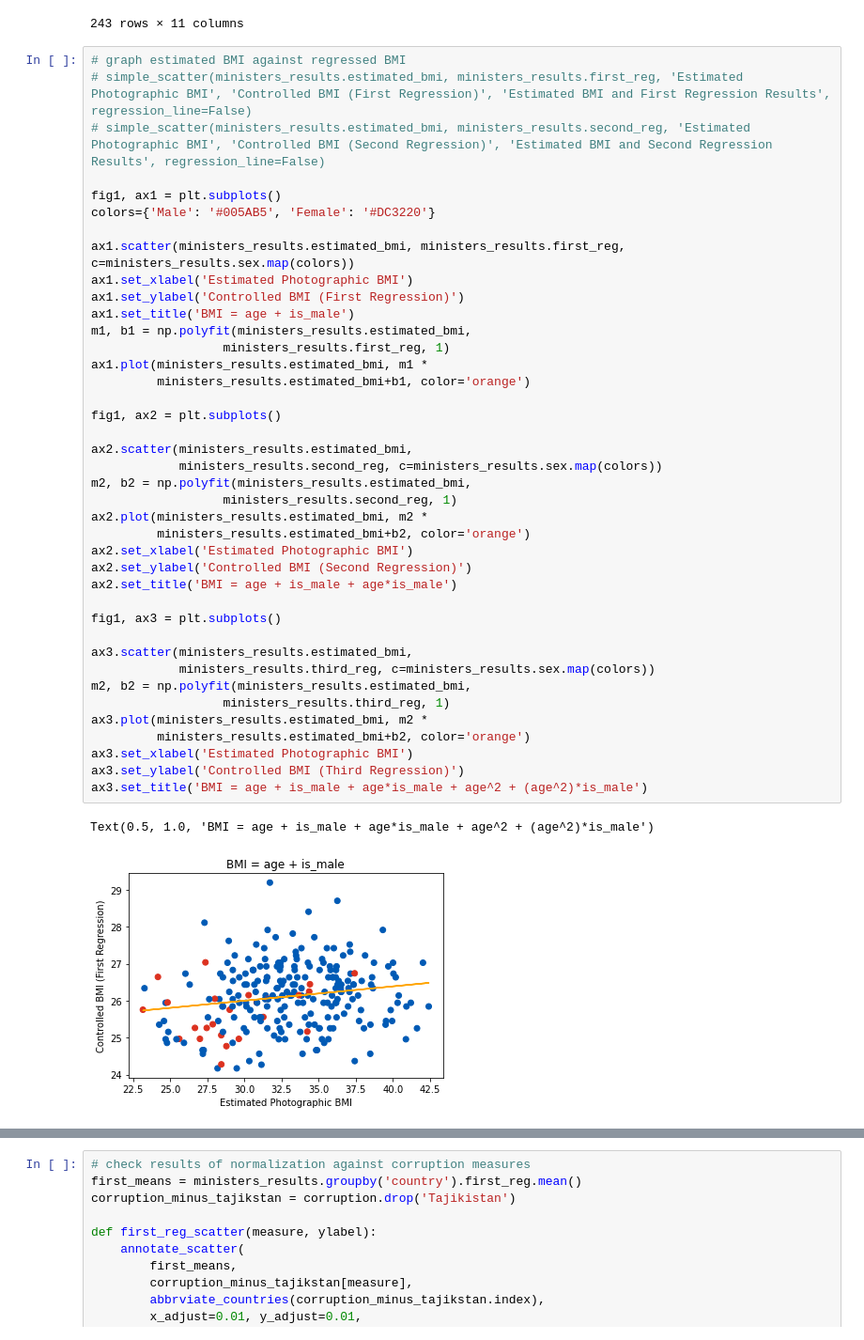
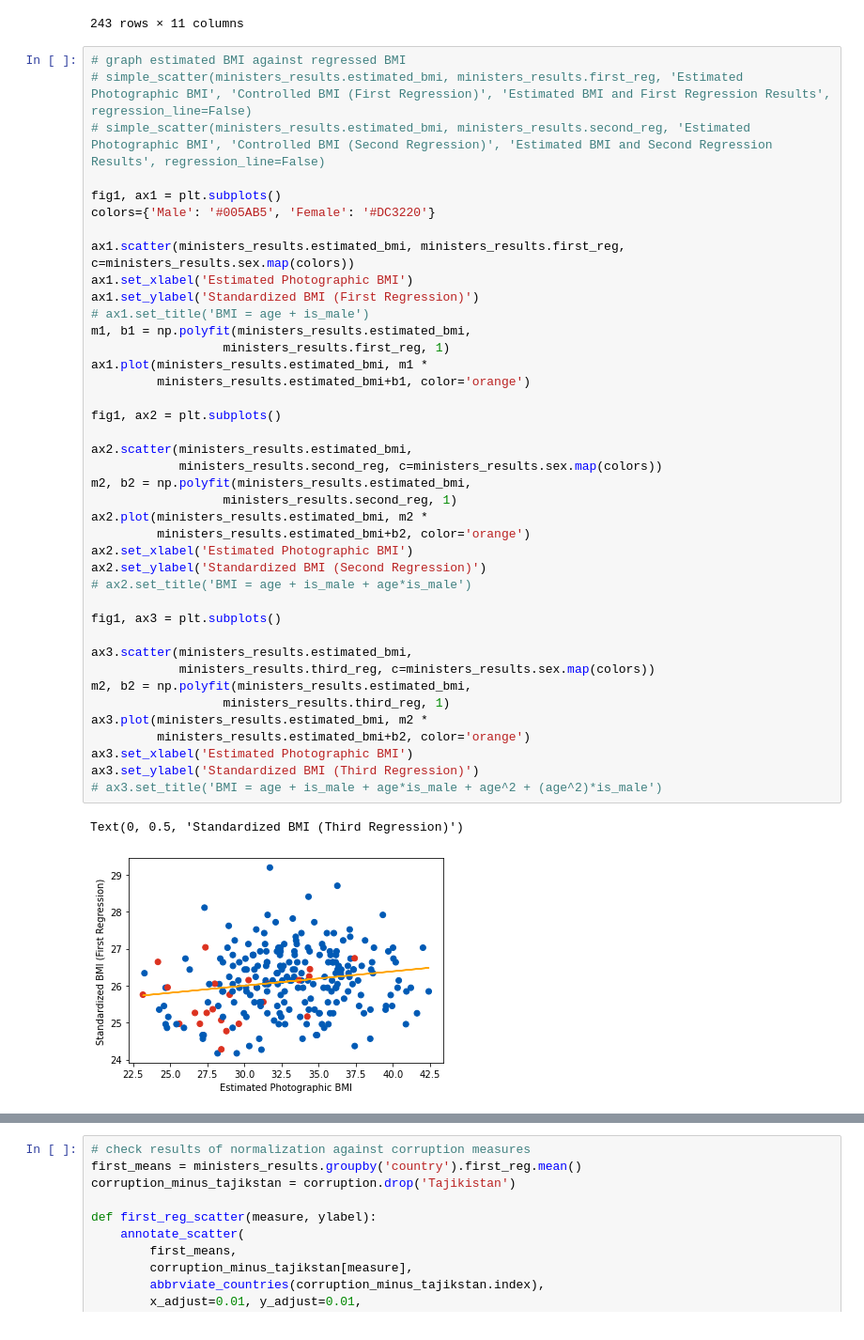
Before and after one commit to ldtcooper/ussr-obesity-corruption, a Jupyter notebook: notebook.ipynb, the cells around one changed output, grey strips where cells are left out. Shown at 94% size. Saved outputs shown, nothing was run; the diff lists cells and outputs as text.

```diff
--- a/notebook.ipynb
+++ b/notebook.ipynb
@@ -1141,38 +1263,38 @@ ministers_results
 fig1, ax1 = plt.subplots()
 colors={'Male': '#005AB5', 'Female': '#DC3220'}
 
 ax1.scatter(ministers_results.estimated_bmi, ministers_results.first_reg, c=ministers_results.sex.map(colors))
 ax1.set_xlabel('Estimated Photographic BMI')
-ax1.set_ylabel('Controlled BMI (First Regression)')
-ax1.set_title('BMI = age + is_male')
+ax1.set_ylabel('Standardized BMI (First Regression)')
+# ax1.set_title('BMI = age + is_male')
 m1, b1 = np.polyfit(ministers_results.estimated_bmi,
                   ministers_results.first_reg, 1)
 ax1.plot(ministers_results.estimated_bmi, m1 *
          ministers_results.estimated_bmi+b1, color='orange')
 
 fig1, ax2 = plt.subplots()
 
 ax2.scatter(ministers_results.estimated_bmi,
             ministers_results.second_reg, c=ministers_results.sex.map(colors))
 m2, b2 = np.polyfit(ministers_results.estimated_bmi,
                   ministers_results.second_reg, 1)
 ax2.plot(ministers_results.estimated_bmi, m2 *
          ministers_results.estimated_bmi+b2, color='orange')
 ax2.set_xlabel('Estimated Photographic BMI')
-ax2.set_ylabel('Controlled BMI (Second Regression)')
-ax2.set_title('BMI = age + is_male + age*is_male')
+ax2.set_ylabel('Standardized BMI (Second Regression)')
+# ax2.set_title('BMI = age + is_male + age*is_male')
 
 fig1, ax3 = plt.subplots()
 
 ax3.scatter(ministers_results.estimated_bmi,
             ministers_results.third_reg, c=ministers_results.sex.map(colors))
 m2, b2 = np.polyfit(ministers_results.estimated_bmi,
                   ministers_results.third_reg, 1)
 ax3.plot(ministers_results.estimated_bmi, m2 *
          ministers_results.estimated_bmi+b2, color='orange')
 ax3.set_xlabel('Estimated Photographic BMI')
-ax3.set_ylabel('Controlled BMI (Third Regression)')
-ax3.set_title('BMI = age + is_male + age*is_male + age^2 + (age^2)*is_male')
+ax3.set_ylabel('Standardized BMI (Third Regression)')
+# ax3.set_title('BMI = age + is_male + age*is_male + age^2 + (age^2)*is_male')
 # %% [output]
-Text(0.5, 1.0, 'BMI = age + is_male + age*is_male + age^2 + (age^2)*is_male')
+Text(0, 0.5, 'Standardized BMI (Third Regression)')
-[figure, old version]
+[figure, new version]
```
Also changed, not shown: parts of 108 cells of this notebook, 3 other files.
